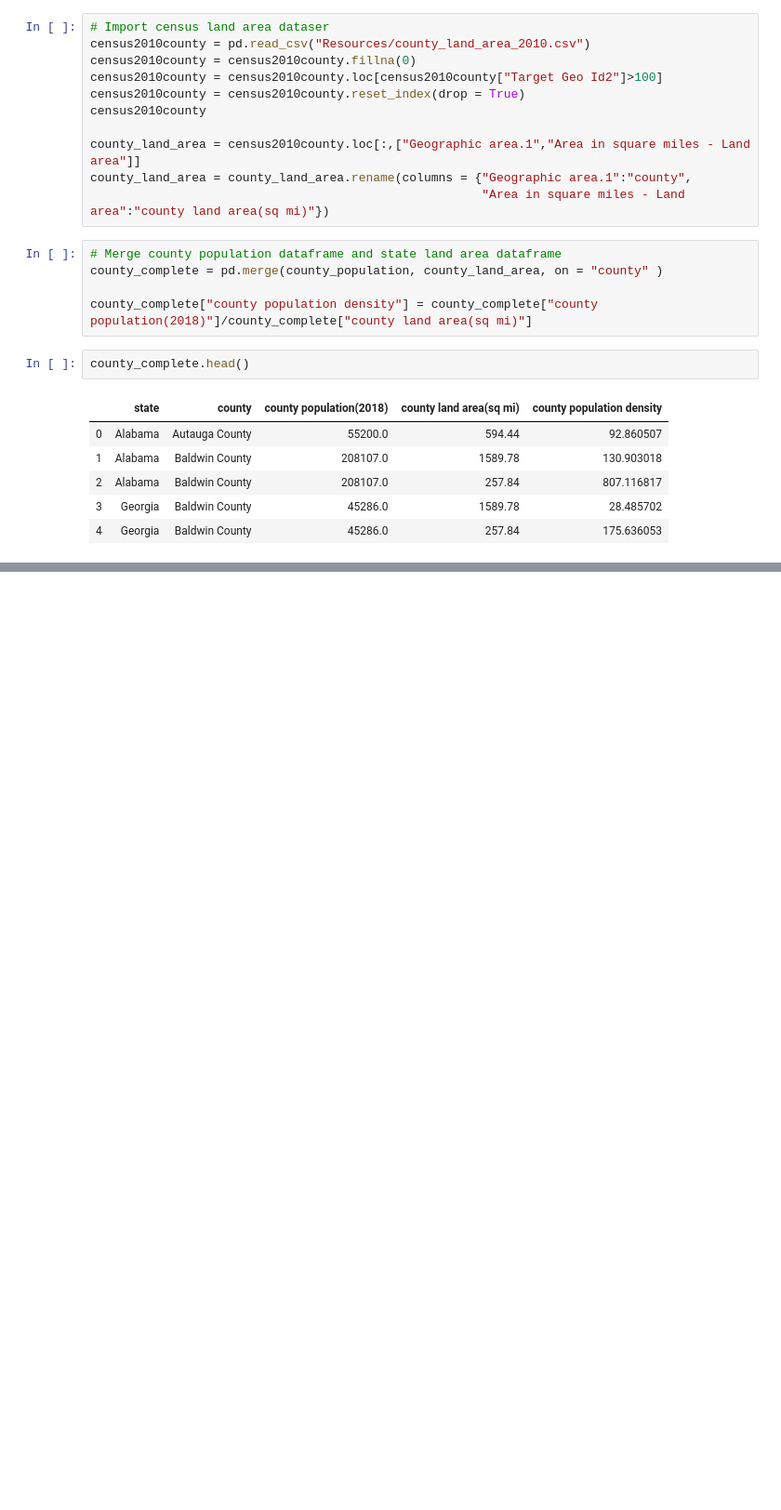
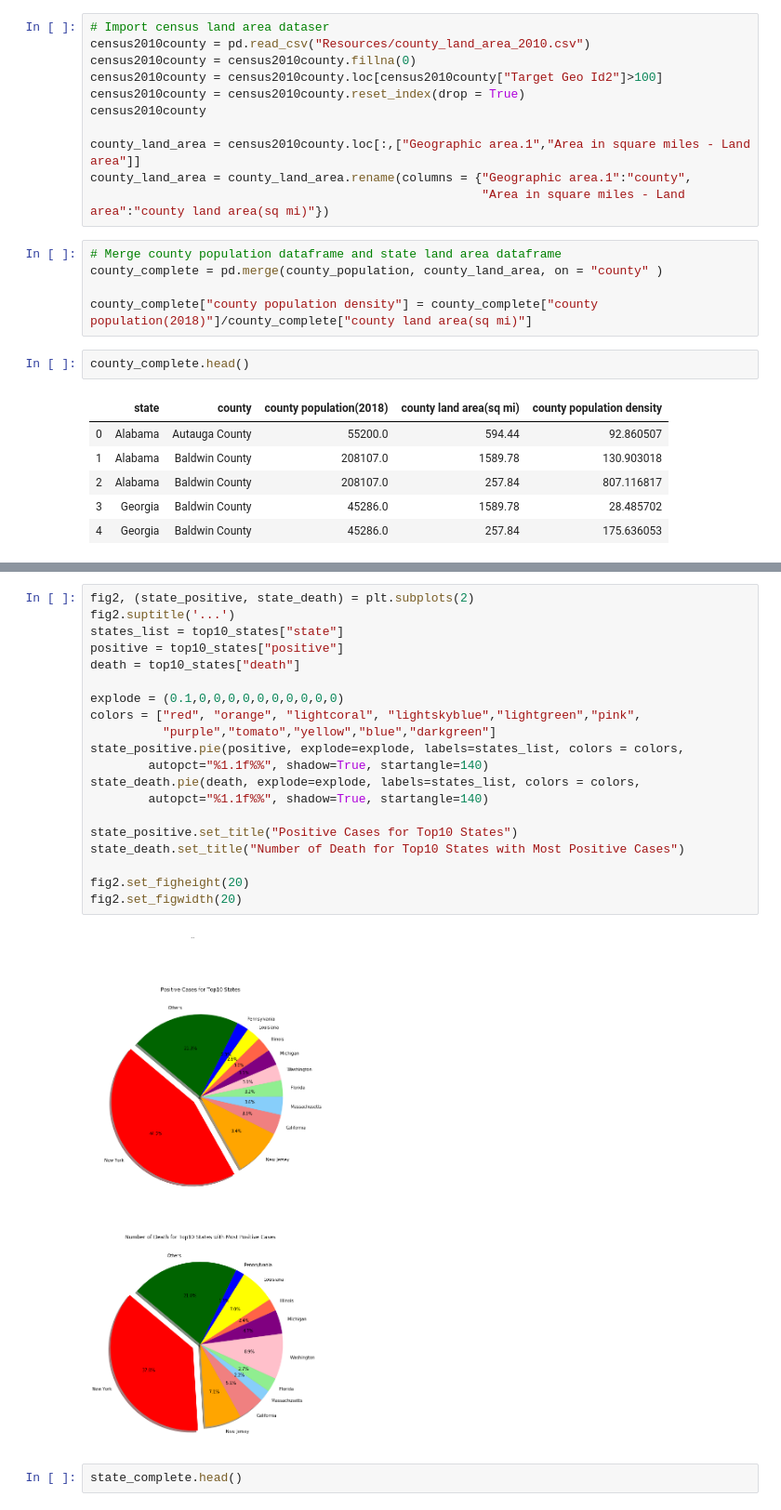
Before and after one commit to sereneys/Databootcamp-project-1, a Jupyter notebook: Covid-19-US-Analysis.ipynb, the cells around one changed output, grey strips where cells are left out. Shown: that part at 93% size. Drawn from its saved outputs; the diff is of its cells as text; blank space fills up the shorter version.

```diff
--- a/Covid-19-US-Analysis.ipynb
+++ b/Covid-19-US-Analysis.ipynb
@@ -288,0 +311,24 @@ county_complete.head()
+# %%
+fig2, (state_positive, state_death) = plt.subplots(2)
+fig2.suptitle('...')
+states_list = top10_states["state"]
+positive = top10_states["positive"]
+death = top10_states["death"]
+
+explode = (0.1,0,0,0,0,0,0,0,0,0,0)
+colors = ["red", "orange", "lightcoral", "lightskyblue","lightgreen","pink",
+          "purple","tomato","yellow","blue","darkgreen"]
+state_positive.pie(positive, explode=explode, labels=states_list, colors = colors,
+        autopct="%1.1f%%", shadow=True, startangle=140)
+state_death.pie(death, explode=explode, labels=states_list, colors = colors,
+        autopct="%1.1f%%", shadow=True, startangle=140)
+
+state_positive.set_title("Positive Cases for Top10 States")
+state_death.set_title("Number of Death for Top10 States with Most Positive Cases")
+
+fig2.set_figheight(20)
+fig2.set_figwidth(20)
+# %% [output]
+[figure, added]
+# %%
+state_complete.head()
```
Also changed, not shown: parts of 8 cells of this notebook.
